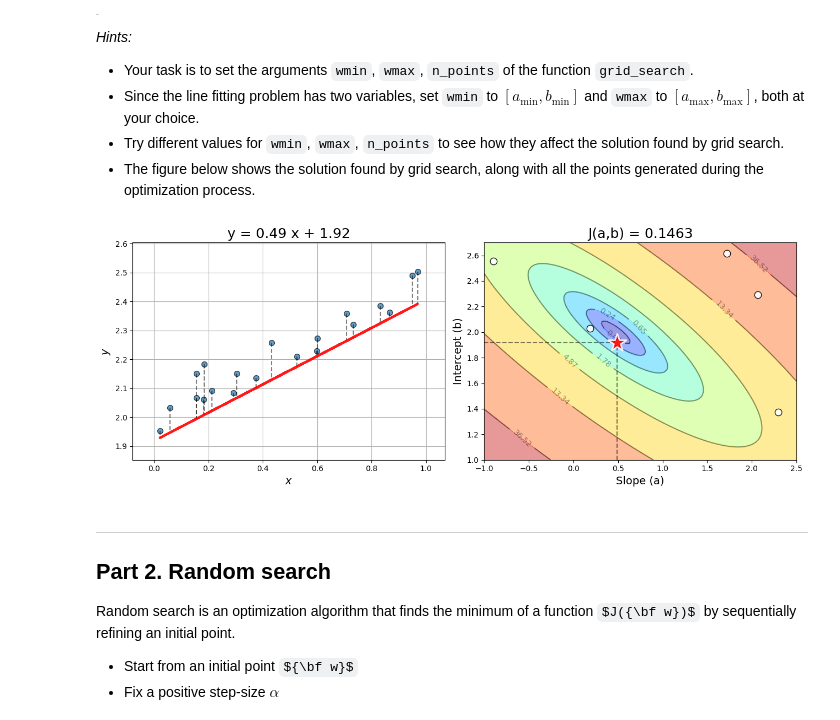
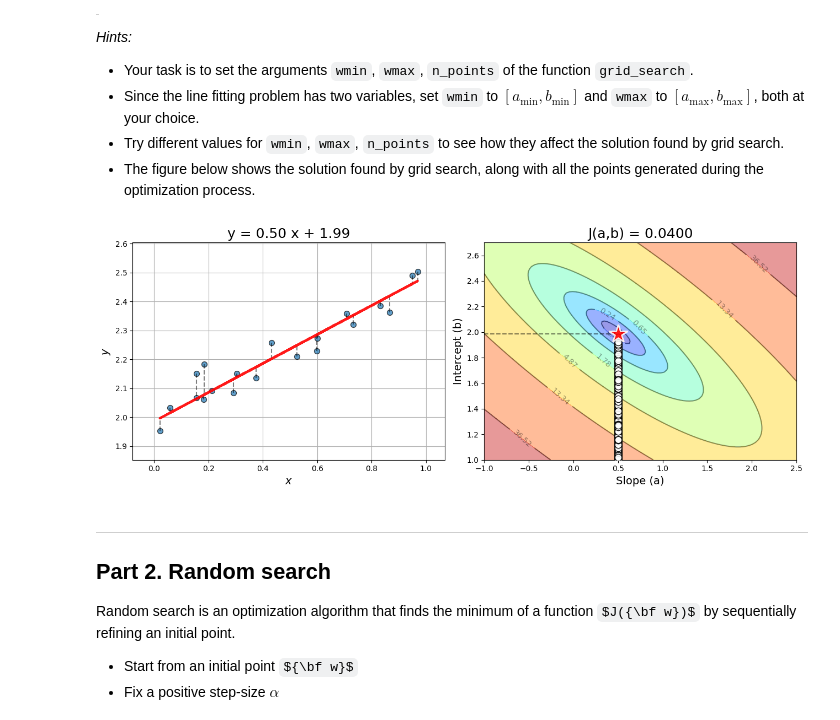
Before and after one commit to Augustin-Br/IGI-3013, a Jupyter notebook: TD2/lab02/lab02.ipynb, the cells around one changed output. Saved outputs shown, nothing was run; the diff lists cells and outputs as text; code cells hidden in the pictures; some formulas as TeX source.

```diff
--- a/TD2/lab02/lab02.ipynb
+++ b/TD2/lab02/lab02.ipynb
@@ -420,10 +418,10 @@ def grid_search(cost_fun, wmin, wmax, n_points = 1000):
     wmax = np.array(wmax)
 
     # Create a matrix of shape (n_points, wmin.size)
-    points = wmin + (wmax - wmin) * np.random.rand(n_points, wmin.size)
+    points = np.random.rand(n_points, wmin.size) * (wmax - wmin) + wmin
 
     # Apply 'cost_fun' of each row of 'points'
-    costs = [cost_fun(w) for w in points]
+    costs = [cost_fun(row) for row in points]
 
     # Find the index of the smallest value in 'costs'
     k = np.argmin(costs)
@@ -489,10 +487,10 @@ def sse_cost(w, x, y):
     b = w[1]
 
     # Evaluate the line 'ax + b' for all the x-coordinates
-    y_hat = a*x+b
+    y_hat = a * x + b
 
     # Compute the squared difference with the y-coordinates
-    sq_err = (y-y_hat)**2
+    sq_err = (y_hat - y)**2
 
     # Compute the sum of squared errors
     sse = np.sum(sq_err)
@@ -530,24 +528,24 @@ interactive(children=(FloatSlider(value=0.0, continuous_update=False, descriptio
 # %%
 # Data for the line fitting problem (blue points in the figure above)
 x, y = generate_points()
 
 # Cost function (with 'x' and 'y' used as data)
 cost_fun = lambda w: sse_cost(w, x, y)
 
 # Search space
-wmin = np.array([-5.0, -5.0])  # Minimum values for [a, b]
-wmax = np.array([5.0, 5.0])    # Maximum values for [a, b]
+wmin = [0.5, 2] # YOUR CODE HERE
+wmax = [0.5, 0.5] # YOUR CODE HERE
 
 # Number of points to search
-n_points = 100
+n_points = 1000 # YOUR CODE HERE
 
 # Optimization
 w, history = grid_search(cost_fun, wmin, wmax, n_points)
 
 # Visualization
 show_history(w, history, lines=False)
 # %% [output]
-[figure, old version]
+[figure, new version]
 # %% [markdown]
 ---
 
```
Also changed, not shown: parts of 6 cells of this notebook, 1 other file.
